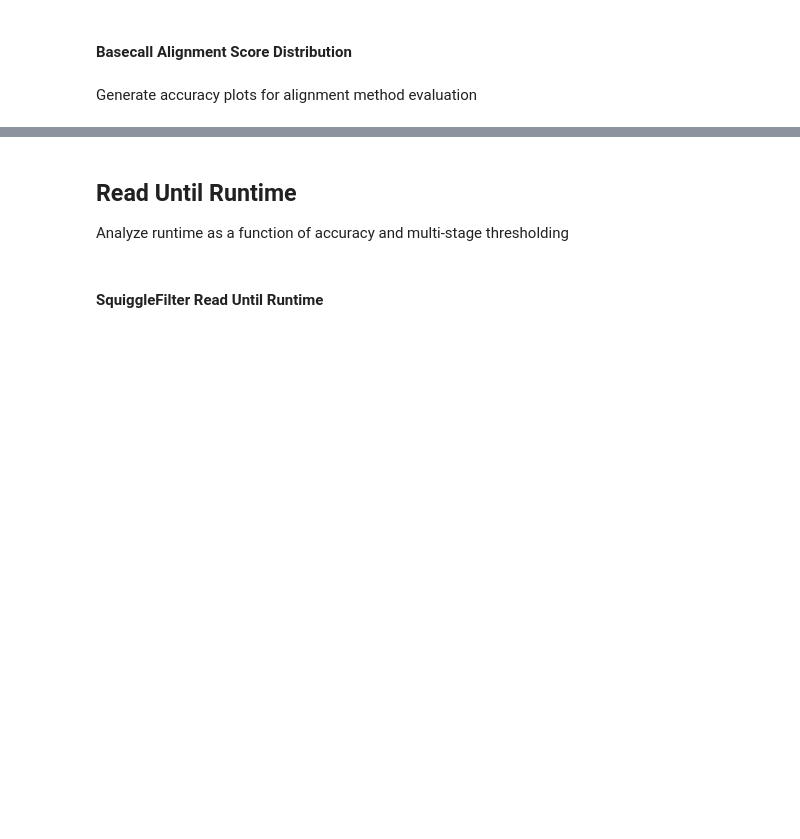
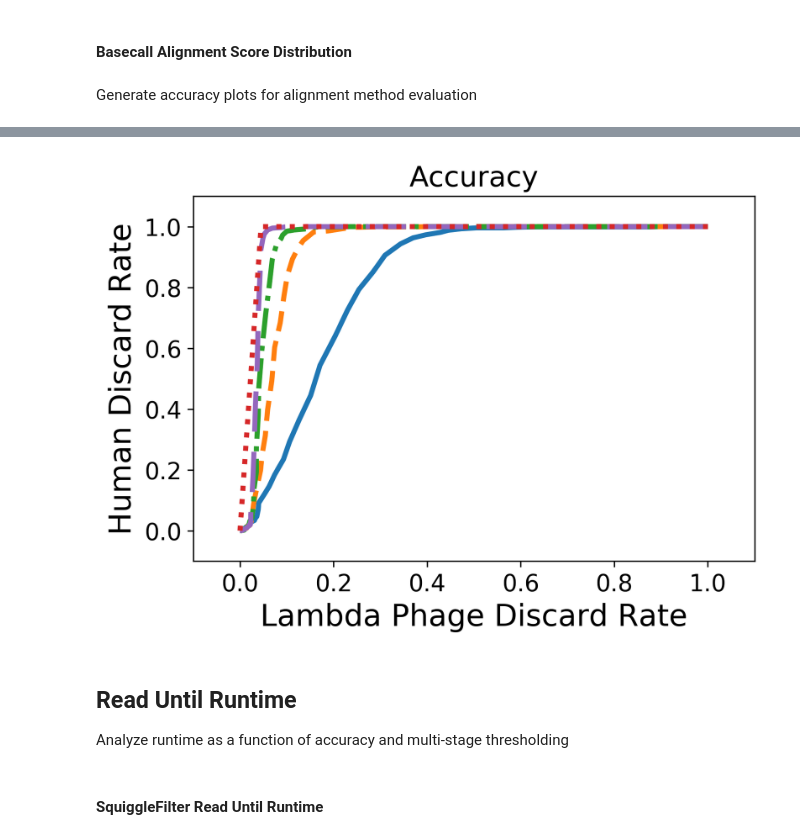
Before and after one commit to TimD1/SquiggleFilter, a Jupyter notebook: scripts/dtw.ipynb, the cells around one changed output, grey strips where cells are left out. Drawn from its saved outputs; the diff is of its cells as text; code cells hidden in the pictures; blank space fills up the shorter version.

```diff
--- a/scripts/dtw.ipynb
+++ b/scripts/dtw.ipynb
@@ -637,5 +644,5 @@ plt.show()
 # %%
-dtw_lengths = [1000, 3000, 5000]
+dtw_lengths = [1000, 2000, 3000, 5000]
 ba_lengths = [1000]
 
 # initialize plots
@@ -643,44 +650,52 @@ mpl.rcParams.update({'font.size': 14})
 dtw_indices = [np.where(prefix_lengths == t)[0] for t in dtw_lengths]
 ba_indices = [np.where(prefix_lengths == t)[0] for t in ba_lengths]
 fig, ax = plt.subplots()
-ax.plot(0, 1, color='k', marker='*', markersize=15, linestyle='None')
-ax.plot([0,1], [0,1], color='k', marker='None', linestyle=':')
+#ax.plot(0, 1, color='k', marker='*', markersize=15, linestyle='None')
+#ax.plot(np.linspace(0,1,num=20), np.linspace(0,1,num=20), color='k', marker='.', markersize=6, linestyle='')
 
 # all DTW plots
+linestyles=['-', '--', '-.', ':', '-']
+dashes = [[10,0], [4,2], [6,1.5,1,1.5], [8,4], [8,2,2,2,2,2]]
+colors = ['C0', 'C1', 'C2', 'C4', 'C5']
+j = 0
 for i, l in zip(dtw_indices, dtw_lengths):
     i = int(i)
     minval = min(np.min(virus_scores[i]), np.min(other_scores[i]))-1
     maxval = max(np.max(virus_scores[i]), np.max(other_scores[i]))+1
     thresholds = np.linspace(minval, maxval, num=100)
 
     other_discard_rate, virus_discard_rate = [], []
     for t in thresholds:
         virus_discard_rate.append(np.sum(virus_scores[i] > t) / len(virus_scores[i]))
         other_discard_rate.append(np.sum(other_scores[i] > t) / len(other_scores[i]))
-    ax.plot(virus_discard_rate, other_discard_rate, marker='o', alpha=0.5)
+    ax.plot(virus_discard_rate, other_discard_rate, linestyle=linestyles[j], linewidth=3, dashes=dashes[j], color=colors[j])
+    j+=1
 
 # all Guppy + Minimap2 plots
 for i, l in zip(ba_indices, ba_lengths):
     i = int(i)
     minval = min(np.min(ba_virus_scores[i]), np.min(ba_other_scores[i]))-1
     maxval = max(np.max(ba_virus_scores[i]), np.max(ba_other_scores[i]))+1
     thresholds = np.linspace(minval, maxval, num=100)
 
     other_discard_rate, virus_discard_rate = [], []
     for t in thresholds:
         virus_discard_rate.append(sum(ba_virus_scores[i] < t) / len(ba_virus_scores[i]))
         other_discard_rate.append(sum(ba_other_scores[i] < t) / len(ba_other_scores[i]))
-    ax.plot(virus_discard_rate, other_discard_rate, marker='o', alpha=0.5)
+    ax.plot(virus_discard_rate, other_discard_rate, linestyle=':', linewidth=3, color='C3')
 
-ax.set_xlabel('Lambda Phage Discard Rate')
-ax.set_ylabel('Human Discard Rate')
+ax.set_xlabel('Lambda Phage Discard Rate', fontsize=18)
+ax.set_ylabel('Human Discard Rate', fontsize=18)
 #ax.set_title('Guppy-lite ')
-ax.legend(["ideal", "random"] + \
-        [f"SquiggleFilter {x} samples" for x in dtw_lengths] + \
-        [f"Guppy-lite {x} samples" for x in ba_lengths], loc="lower right")
+#ax.legend(#["ideal", "random"] + \
+#        [f"SquiggleFilter {x} samples" for x in dtw_lengths] + \
+#        [f"Guppy-lite {x} samples" for x in ba_lengths], labelspacing=0, loc="lower right")
 ax.set_xlim((-0.1, 1.1))
 ax.set_ylim((-0.1, 1.1))
+ax.set_title('Accuracy')
 plt.show()
+# %% [output]
+[figure, added]
 # %% [markdown]
 ## Read Until Runtime
 Analyze runtime as a function of accuracy and multi-stage thresholding
```
Also changed, not shown: parts of 32 cells of this notebook.
